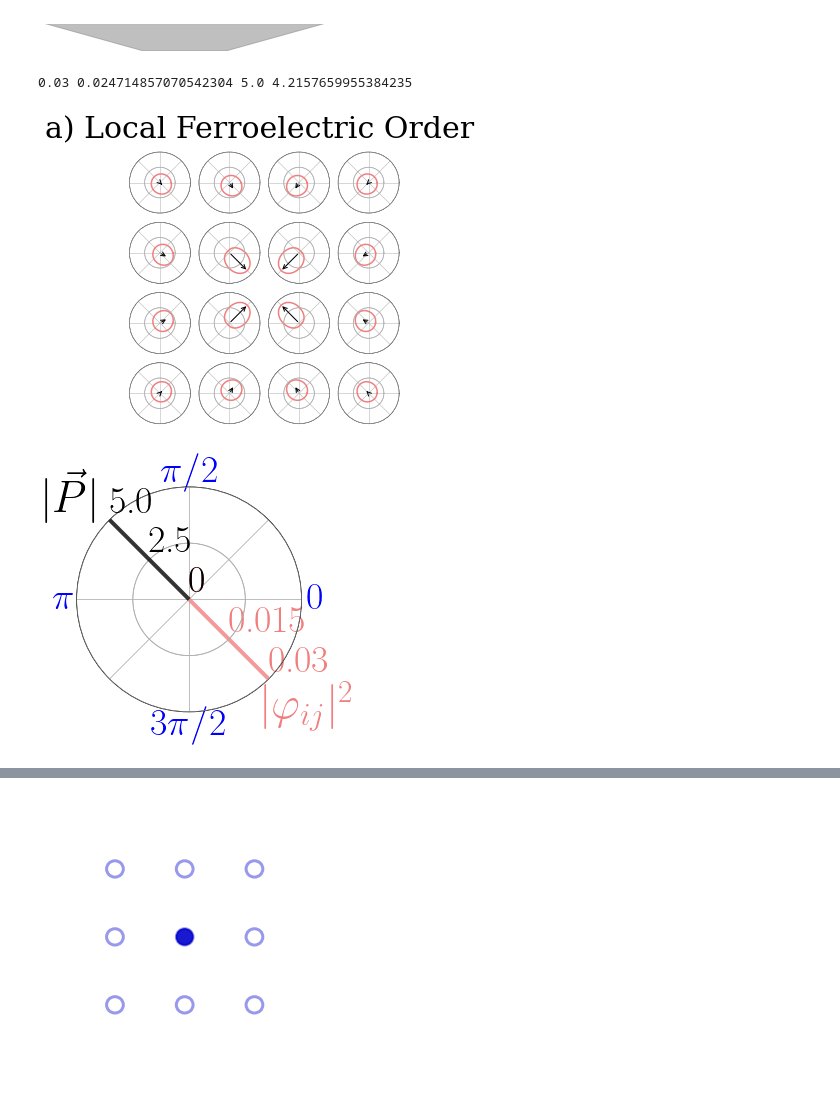
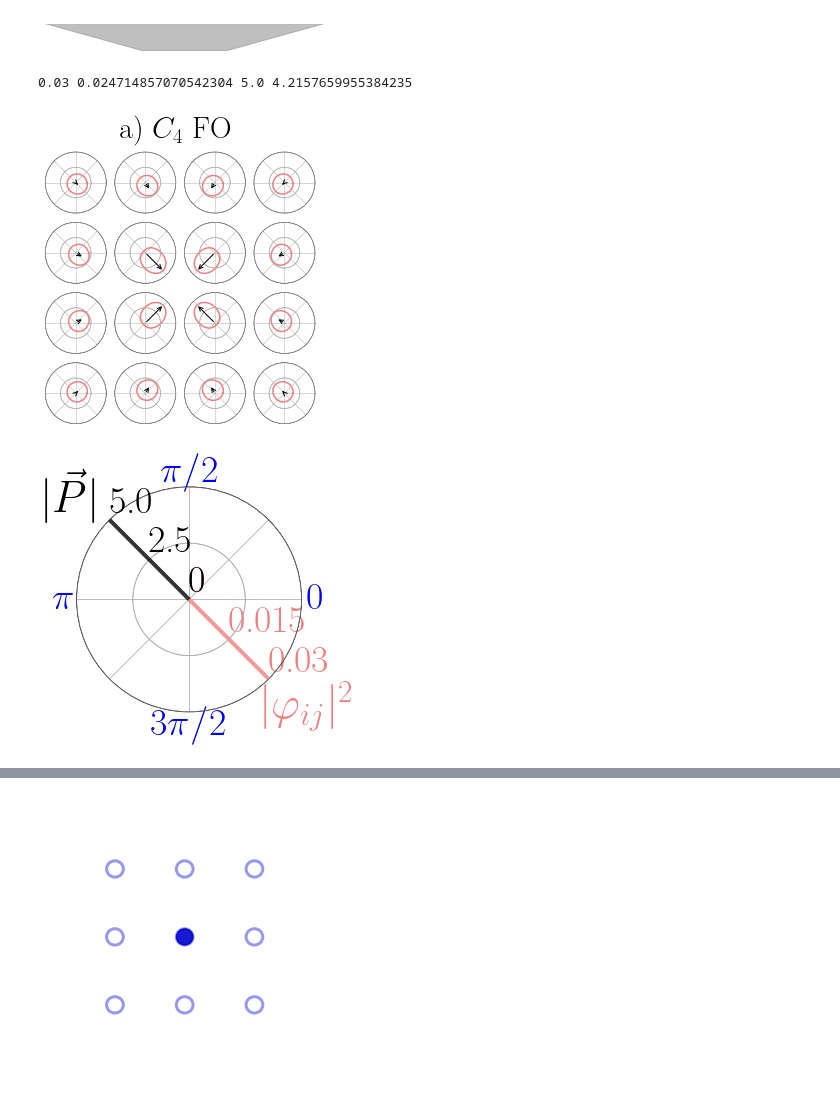
Before and after one commit to Progklui/rotor_lattice_models, a Jupyter notebook: phase_characterizations.ipynb, the cells around one changed output, grey strips where cells are left out. Saved outputs shown, nothing was run; the diff lists cells and outputs as text; code cells hidden in the pictures.

Commit message:
added plots for wf characterization

```diff
--- a/phase_characterizations.ipynb
+++ b/phase_characterizations.ipynb
@@ -332,39 +332,39 @@ scale_fac = 1 #(np.max(np.abs(psi_small)**2)/np.max(np.sqrt(Px**2+Py**2))).real
 '''
 Wavefunction Plot
 '''
-r_max_psi, r_max_P = plot_rotor_wavefunction_and_polarization(r'a) Local Ferroelectric Order', x, 4, 4, np.sqrt(2*np.pi)*np.abs(psi_small)**2, Px.real, Py.real, max_psi)
+r_max_psi, r_max_P = plot_rotor_wavefunction_and_polarization(r'a) $C_4$ FO', x, 4, 4, np.sqrt(2*np.pi)*np.abs(psi_small)**2, Px.real, Py.real, max_psi)
 plt.savefig('results/configurations/fo.svg', transparent=True)
 
 '''
 Scale Plot
 '''
 plot_scale(r_max_psi, r_max_P)
 plt.savefig('results/configurations/fo_scale.svg', transparent=True)
 
 '''
 Combine Plots
 '''
 fig = sg.SVGFigure("20cm", "6.5cm")
 
 fig1 = sg.fromfile('results/configurations/fo.svg')
 fig2 = sg.fromfile('results/configurations/fo_scale.svg')
 fig3 = sg.fromfile('results/configurations/connection.svg')
 
 plot1 = fig1.getroot()
 plot2 = fig2.getroot()
 plot3 = fig3.getroot()
 
 plot2.moveto(120, 350, 0.3) # 233
 plot3.moveto(45, 320, 1)
 
 fig.append([plot1,plot2,plot3])
 
 #fig.append([txt1,txt2,txt3,txt4])
 
 fig.save('results/configurations/fo.svg')
 # %% [output]
 0.03 0.024714857070542304 5.0 4.2157659955384235
-[figure, old version]
+[figure, new version]
 [figure]
 # %%
 psi_analyse = psi_fdv
```
Also changed, not shown: parts of 4 cells of this notebook.
